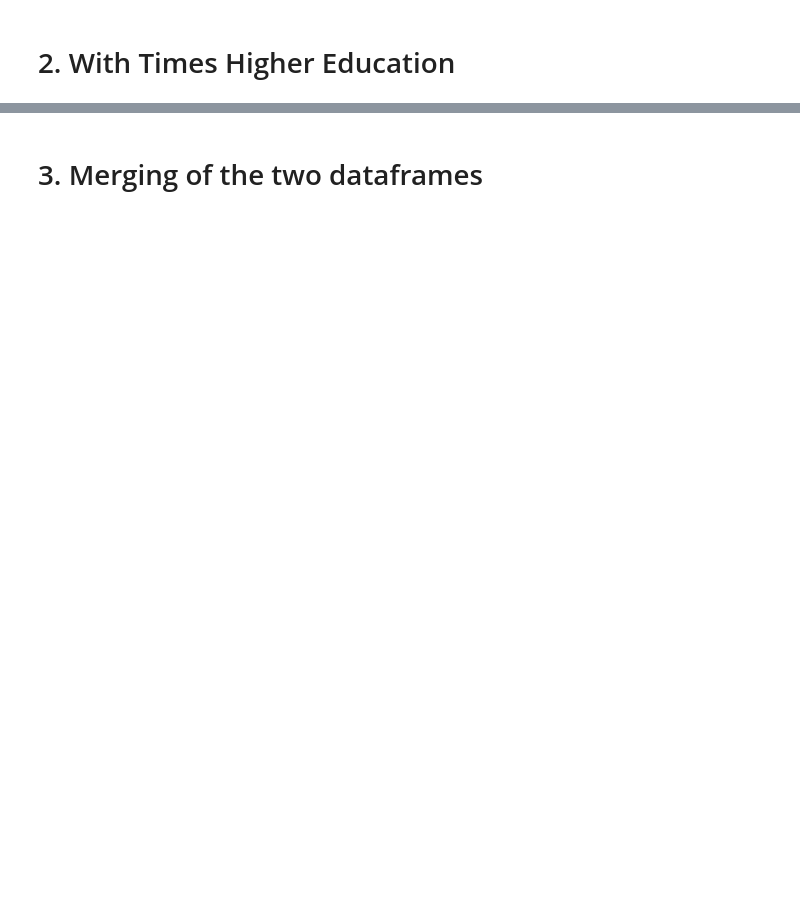
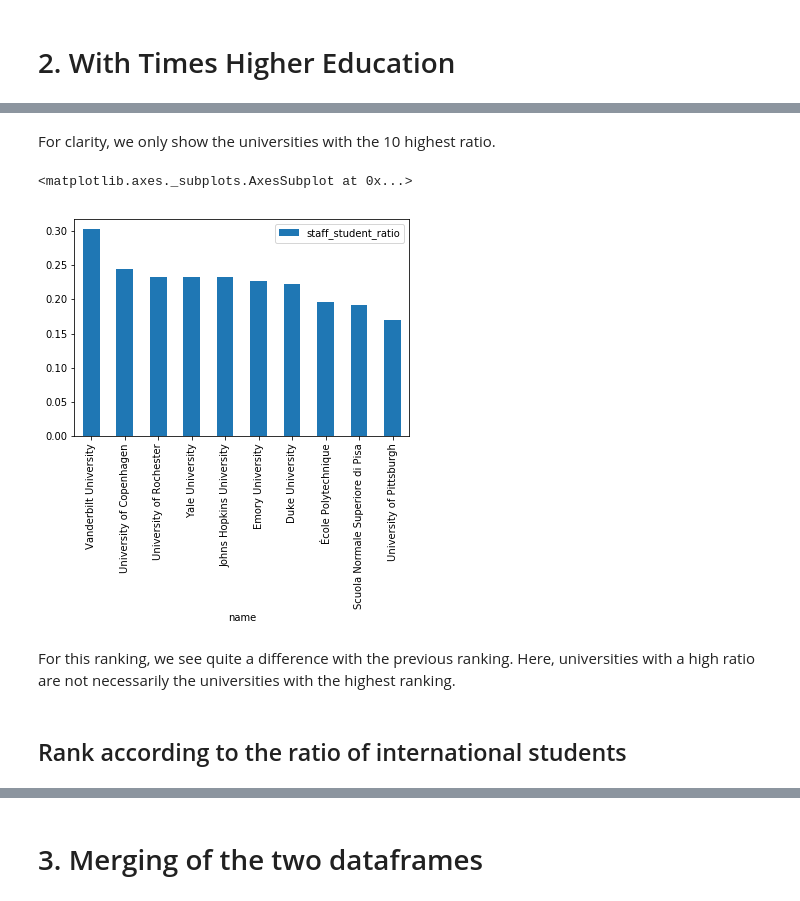
Before and after one commit to RadoslawDryzner/LeRepoDuGuerrier, a Jupyter notebook: Homework02/Homework 2.ipynb, the cells around one changed output, grey strips where cells are left out. Drawn from its saved outputs; the diff is of its cells as text; code cells hidden in the pictures; blank space fills up the shorter version.

```diff
--- a/Homework02/Homework 2.ipynb
+++ b/Homework02/Homework 2.ipynb
@@ -144,0 +331,4 @@ raw_data2 = json.loads(r2.text)['data'][:200]
+# %%
+# Uncomment and run this if you want to regenerate the JSON
+"""with open('data2.json', 'w') as f:
+    json.dump(unis2, f)"""
@@ -144,0 +337,6 @@ raw_data2 = json.loads(r2.text)['data'][:200]
+# %%
+with open('data2.json', 'r') as f:
+    all_unis2 = json.load(f)
+
+df2 = pd.DataFrame(all_unis2)
+df2
@@ -147,18 +363,0 @@ raw_data2 = json.loads(r2.text)['data'][:200]
-# %%
-unis2 = []
-for uni in raw_data2:
-    name = uni['name']
-    rank = uni['rank'].replace('=', '')
-    country = uni['location']
-    if country == 'Russian Federation':
-        country = 'Russia'
-    int_students = uni['stats_pc_intl_students'].replace('%', '')
-    staff_student = uni['stats_student_staff_ratio']
-
-    #numbers = get_numbers(uni['url'])
-    info = {'name' : name, 'rank': rank, 'country': country, 'region' : country_region.get(country, 'Europe'),
-            'international_student_ratio' : int(int_students) / 100.0, 'staff_student_ratio': 1 / float(staff_student)}
-    #info.update(numbers)
-    unis2.append(info)
-df2 = pd.DataFrame(unis2)
-df2
@@ -165,2 +385,11 @@ df2
+# %% [markdown]
+For clarity, we only show the universities with the 10 highest ratio.
 # %%
-df2.sort_values('rank')[['name', 'staff_student_ratio']].head(10).plot(kind='bar', x = 'name')
+df2.sort_values('staff_student_ratio', ascending=False)[['name', 'staff_student_ratio']].head(10).plot(kind='bar', x = 'name')
+# %% [output]
+<matplotlib.axes._subplots.AxesSubplot at 0x...>
+[figure, added]
+# %% [markdown]
+For this ranking, we see quite a difference with the previous ranking. Here, universities with a high ratio are not necessarily the universities with the highest ranking.
+# %% [markdown]
+## Rank according to the ratio of international students
```
Also changed, not shown: parts of 82 cells of this notebook, 2 other files.
